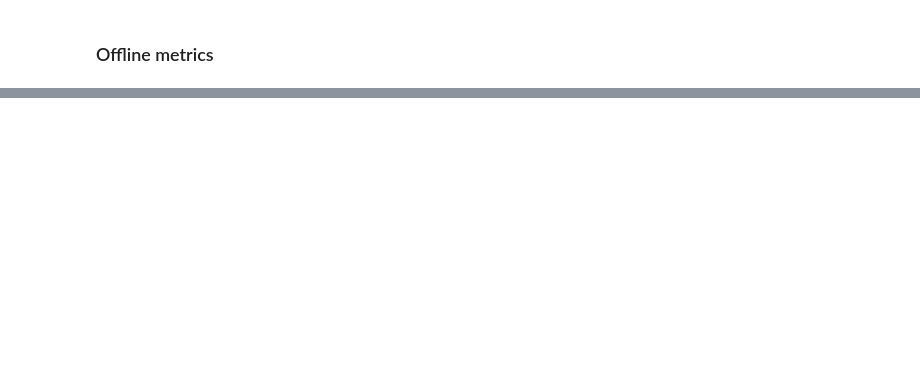
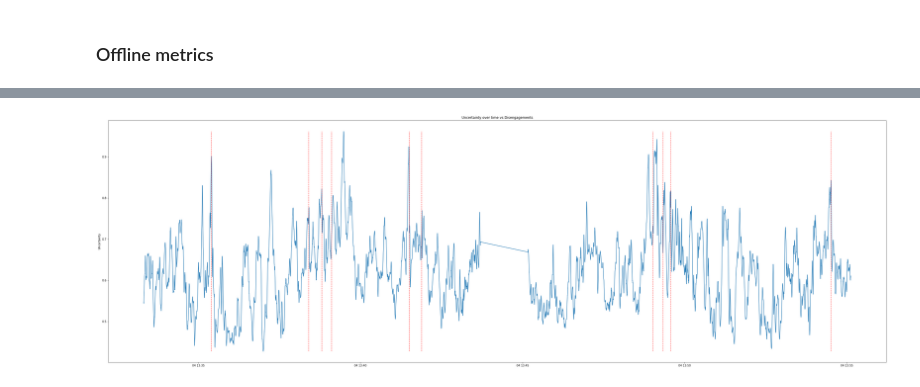
Before and after one commit to nikebless/e2e-driving, a Jupyter notebook: notebooks/thesis-evaluations.ipynb, the cells around one changed output, grey strips where cells are left out. Cells and saved outputs as stored; diff of their text form; code cells hidden in the pictures; blank space fills up the shorter version.

```diff
--- a/notebooks/thesis-evaluations.ipynb
+++ b/notebooks/thesis-evaluations.ipynb
@@ -465,0 +603,18 @@ uncertainty
+# %%
+uncertainty_timestamps_raw, uncertainty_vals_raw = uncertainty_history
+
+uncertainty_df = pd.DataFrame({'uncertainty': uncertainty_vals_raw, 'timestamp': uncertainty_timestamps_raw})
+uncertainty_df['timestamp'] = pd.to_datetime(uncertainty_df['timestamp'], unit='ns')
+# sort by timestamp
+uncertainty_df = uncertainty_df.sort_values(by='timestamp')
+uncertainty_df.set_index(uncertainty_df['timestamp'], inplace=True)
+
+uncertainty_timestamps = []
+uncertainty_vals = []
+
+for window in uncertainty_df.rolling('1s'):
+    uncertainty_timestamps.append(window.index[-1])
+    uncertainty_vals.append(window.uncertainty.mean())
+
+
+# print(uncertainty_timestamps.shape, uncertainty_vals.shape)
@@ -465,0 +660,13 @@ uncertainty
+# %%
+fig, ax = plt.subplots(1, figsize=(50, 16))
+
+ax.set_title('Uncertainty over time vs Disengagements')
+ax.set_ylabel('Uncertainty')
+ax.plot(uncertainty_timestamps, uncertainty_vals, color='C0', label='Uncertainty')
+ax.vlines(disengagements, ymin=np.min(uncertainty_vals), ymax=np.max(uncertainty_vals), color='r', linestyle='--', alpha=0.7)
+
+
+plt.show()
+fig.savefig('../thesis-images/disengagements-vs-uncertainty-wide.png')
+# %% [output]
+[figure, added]
```
Also changed, not shown: parts of 33 cells of this notebook, 10 other files.
